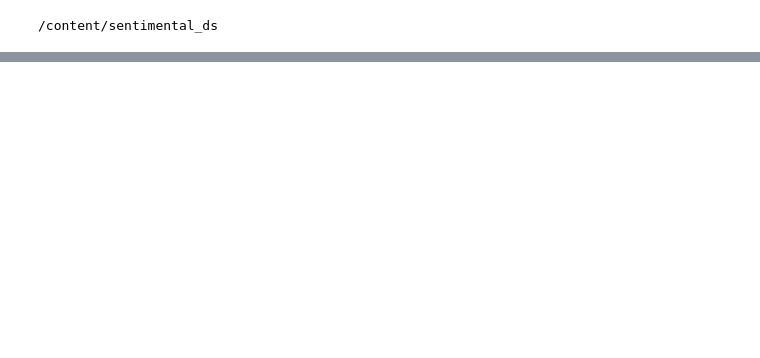
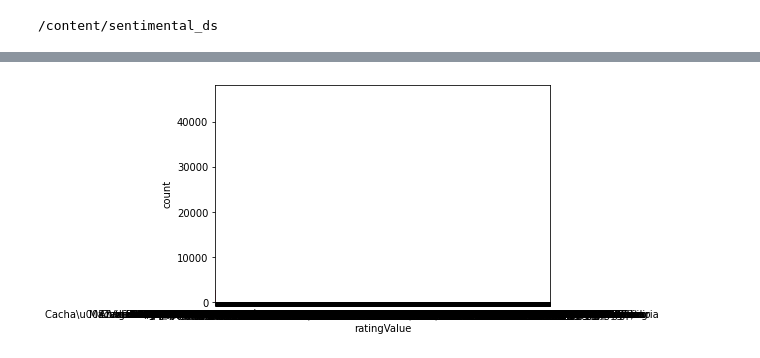
Before and after one commit to danielleitesoares/Work_Sentimental_Analyzer_Of_Restaurant_Issue, a Jupyter notebook: Analise_dos_Sentimentos_Restaurantes.ipynb, the cells around one changed output, grey strips where cells are left out. Saved outputs shown, nothing was run; the diff lists cells and outputs as text; code cells hidden in the pictures; blank space fills up the shorter version.

```diff
--- a/Analise_dos_Sentimentos_Restaurantes.ipynb
+++ b/Analise_dos_Sentimentos_Restaurantes.ipynb
@@ -46,0 +124,4 @@ dados.describe()
+# %%
+sns.countplot(dados.ratingValue);
+# %% [output]
+[figure, added]
```
Also changed, not shown: parts of 13 cells of this notebook.
